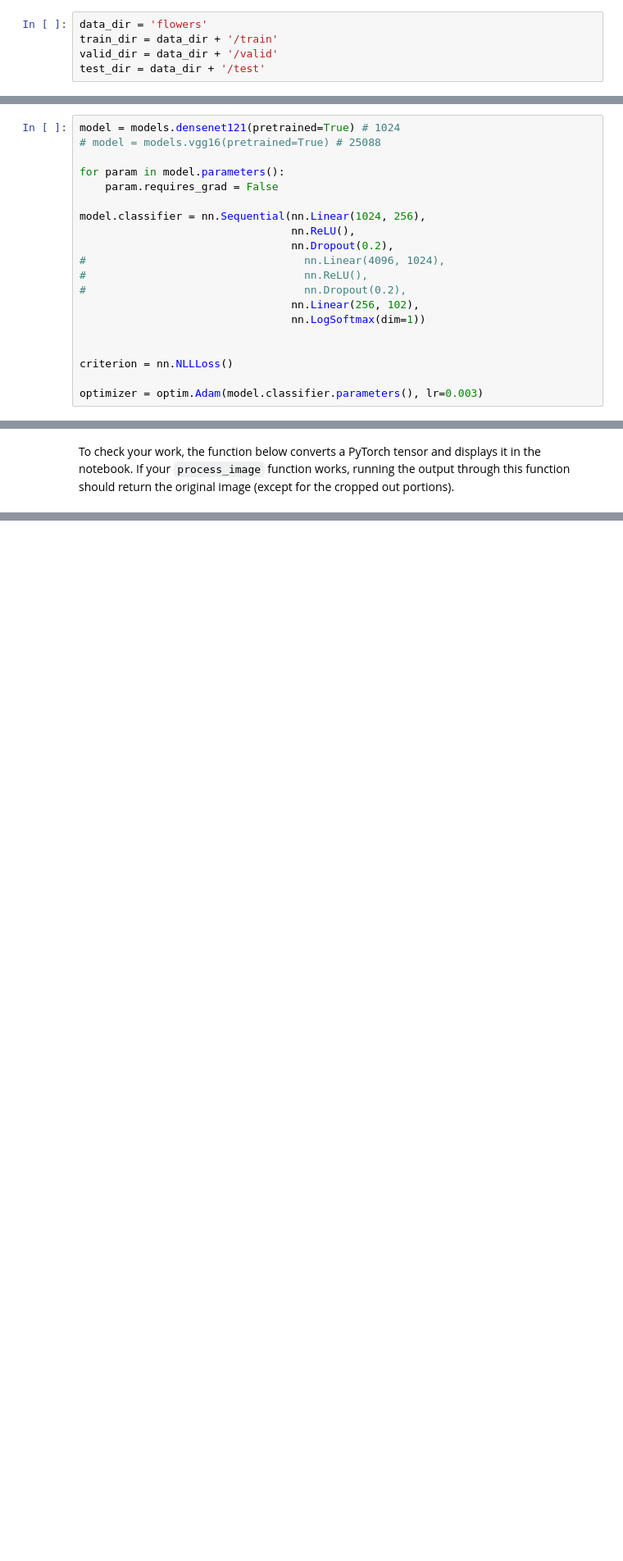
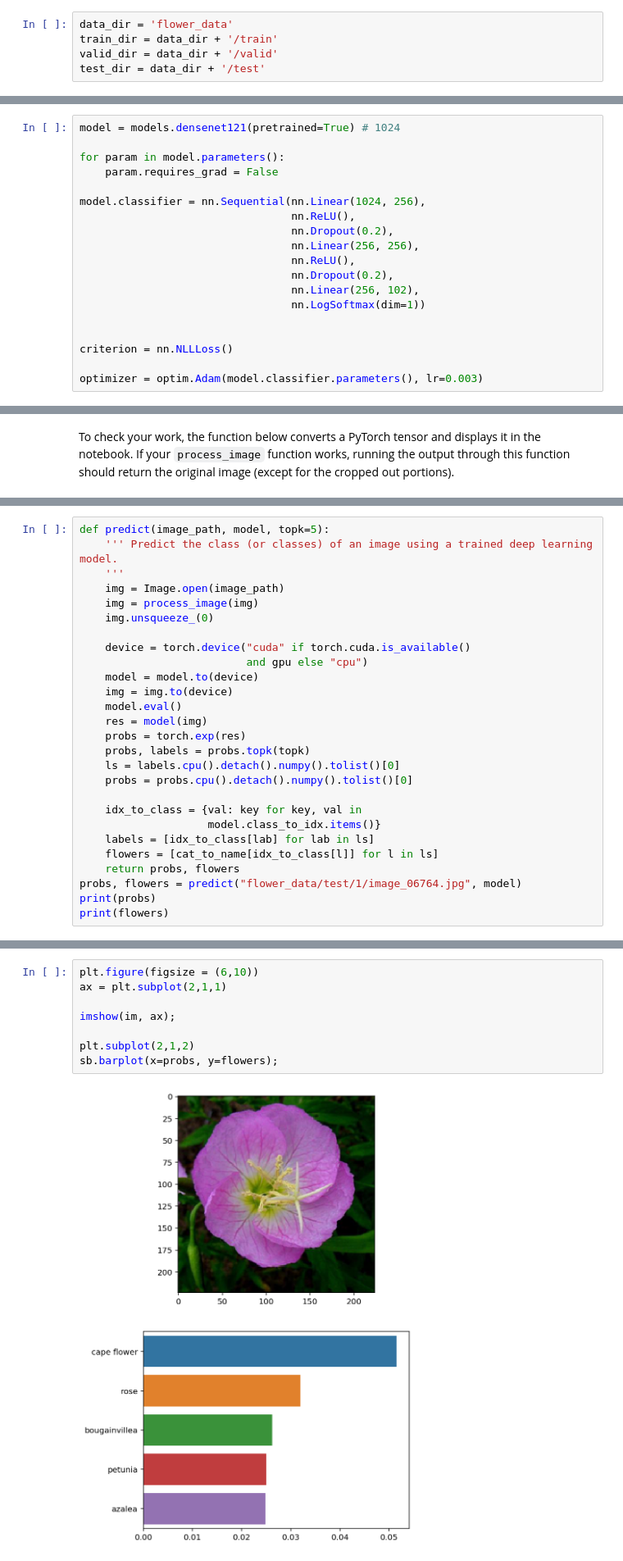
Before and after one commit to BrannanC/flower_classifier, a Jupyter notebook: Image Classifier Project.ipynb, the cells around one changed output, grey strips where cells are left out. Shown at 82% size. Drawn from its saved outputs; the diff is of its cells as text; blank space fills up the shorter version.

```diff
--- a/Image Classifier Project.ipynb
+++ b/Image Classifier Project.ipynb
@@ -38,7 +42,7 @@ The validation and testing sets are used to measure the model's performance on d
 
 The pre-trained networks you'll use were trained on the ImageNet dataset where each color channel was normalized separately. For all three sets you'll need to normalize the means and standard deviations of the images to what the network expects. For the means, it's `[0.485, 0.456, 0.406]` and for the standard deviations `[0.229, 0.224, 0.225]`, calculated from the ImageNet images.  These values will shift each color channel to be centered at 0 and range from -1 to 1.
 # %%
-data_dir = 'flowers'
+data_dir = 'flower_data'
 train_dir = data_dir + '/train'
 valid_dir = data_dir + '/valid'
 test_dir = data_dir + '/test'
@@ -95,7 +97,6 @@ GPU Workspaces about Keeping Your Session Active. You'll want to include code fr
 **Note for Workspace users:** If your network is over 1 GB when saved as a checkpoint, there might be issues with saving backups in your workspace. Typically this happens with wide dense layers after the convolutional layers. If your saved checkpoint is larger than 1 GB (you can open a terminal and check with `ls -lh`), you should reduce the size of your hidden layers and train again.
 # %%
 model = models.densenet121(pretrained=True) # 1024
-# model = models.vgg16(pretrained=True) # 25088
 
 for param in model.parameters():
     param.requires_grad = False
@@ -103,9 +104,9 @@ for param in model.parameters():
 model.classifier = nn.Sequential(nn.Linear(1024, 256),
                                  nn.ReLU(),
                                  nn.Dropout(0.2),
-#                                  nn.Linear(4096, 1024),
-#                                  nn.ReLU(),
-#                                  nn.Dropout(0.2),
+                                 nn.Linear(256, 256),
+                                 nn.ReLU(),
+                                 nn.Dropout(0.2),
                                  nn.Linear(256, 102),
                                  nn.LogSoftmax(dim=1))
 
@@ -288,0 +300,27 @@ def predict(image_path, model, topk=5):
+# %%
+def predict(image_path, model, topk=5):
+    ''' Predict the class (or classes) of an image using a trained deep learning model.
+    '''
+    img = Image.open(image_path)
+    img = process_image(img)
+    img.unsqueeze_(0)
+
+    device = torch.device("cuda" if torch.cuda.is_available()
+                          and gpu else "cpu")
+    model = model.to(device)
+    img = img.to(device)
+    model.eval()
+    res = model(img)
+    probs = torch.exp(res)
+    probs, labels = probs.topk(topk)
+    ls = labels.cpu().detach().numpy().tolist()[0]
+    probs = probs.cpu().detach().numpy().tolist()[0]
+
+    idx_to_class = {val: key for key, val in
+                    model.class_to_idx.items()}
+    labels = [idx_to_class[lab] for lab in ls]
+    flowers = [cat_to_name[idx_to_class[l]] for l in ls]
+    return probs, flowers
+probs, flowers = predict("flower_data/test/1/image_06764.jpg", model)
+print(probs)
+print(flowers)
@@ -298,0 +338,10 @@ You can convert from the class integer encoding to actual flower names with the
+# %%
+plt.figure(figsize = (6,10))
+ax = plt.subplot(2,1,1)
+
+imshow(im, ax);
+
+plt.subplot(2,1,2)
+sb.barplot(x=probs, y=flowers);
+# %% [output]
+[figure, added]
```
Also changed, not shown: parts of 8 cells of this notebook, 1 other file.
